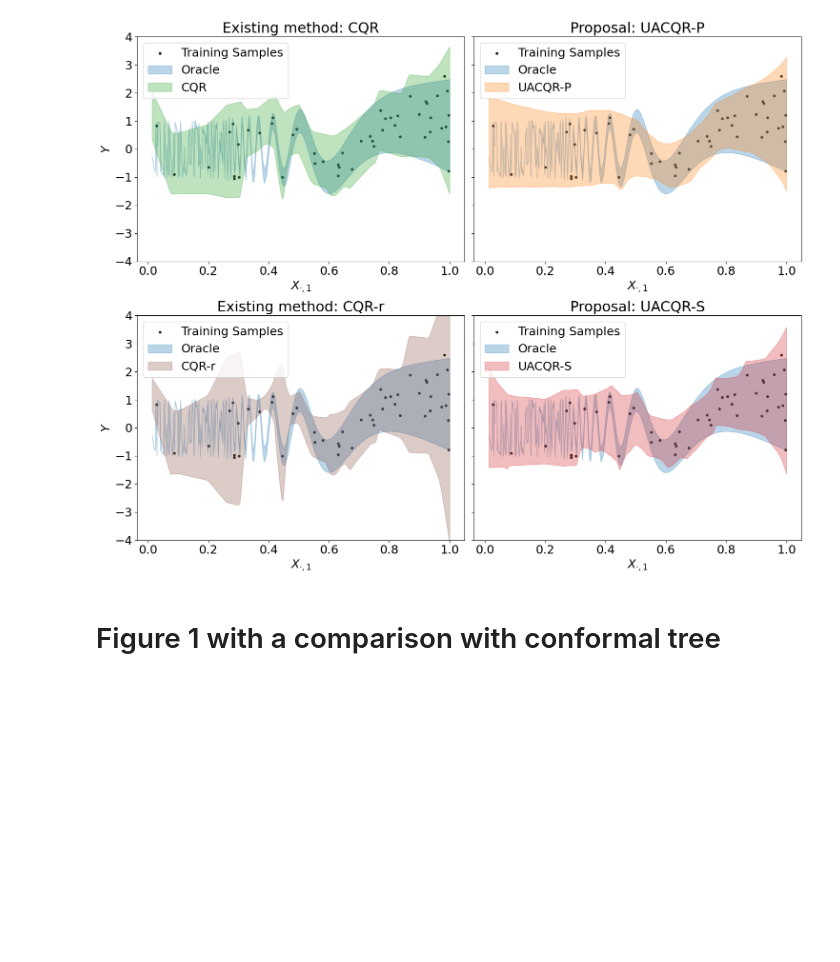
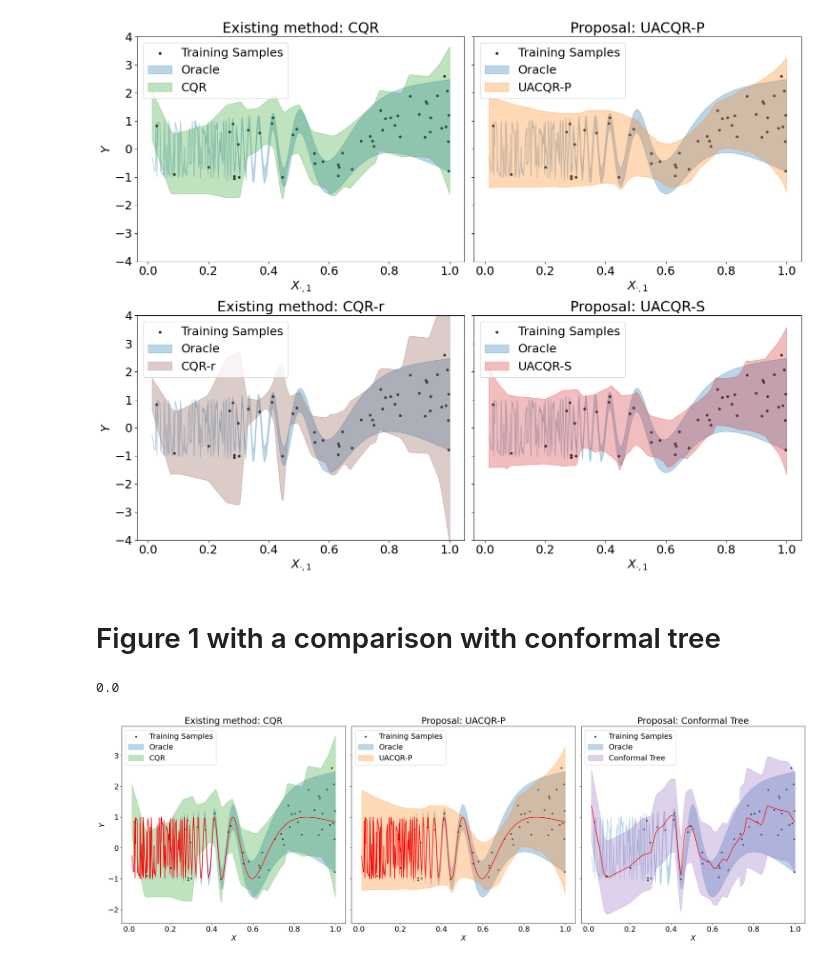
Before and after one commit to JungeumKim/conformal_tree, a Jupyter notebook: developing_ipynb/uacqr_comparison/comparison.ipynb, the cells around one changed output. Drawn from its saved outputs; the diff is of its cells as text; code cells hidden in the pictures; blank space fills up the shorter version.

```diff
--- a/developing_ipynb/uacqr_comparison/comparison.ipynb
+++ b/developing_ipynb/uacqr_comparison/comparison.ipynb
@@ -182 +202,11 @@ y_lb, y_ub, cg = ct.calibrate(x_calib, y_calib, y_model, 0.1)
+# %%
+np.sum(np.abs(y_lb-y_lb_test))
+np.sum(np.abs(y_ub-y_ub_test))
+# %% [output]
+0.0
+# %%
+plot_with_tree(lacqr_results, cond_exp, noise_sd_fn, ct)
+plt.tight_layout()
+# %% [output]
+[figure, added]
 # %%
```
Also changed, not shown: parts of 20 cells of this notebook, 8 other files.
